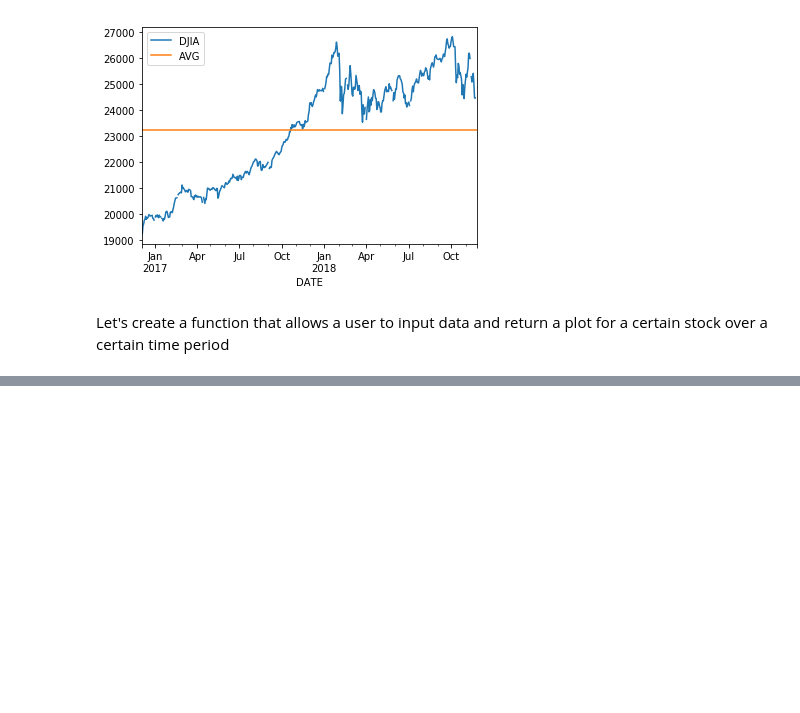
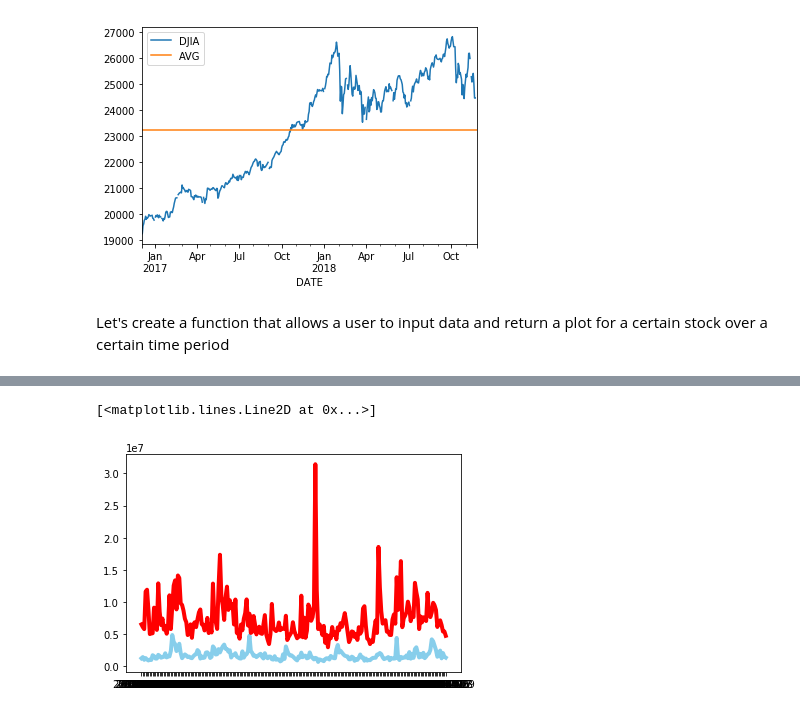
Before and after one commit to RyanZimmerman907/MSDS_430_Final, a Jupyter notebook: Final Project V1.ipynb, the cells around one changed output, grey strips where cells are left out. Saved outputs shown, nothing was run; the diff lists cells and outputs as text; code cells hidden in the pictures; blank space fills up the shorter version.

```diff
--- a/Final Project V1.ipynb
+++ b/Final Project V1.ipynb
@@ -97,0 +148,12 @@ Please enter an end date in YYYY-MM-DD format: 2018-11-01
+# %%
+#comparing 2 stocks at a time
+stock_data1 = DataReader('GOOG','iex','2018-01-01','2018-11-10')
+stock_data2 = DataReader('NKE','iex','2018-01-01','2018-11-10')
+
+
+
+plt.plot( 'volume',data=stock_data1, markersize=1, color='skyblue', linewidth=4)
+plt.plot( 'volume',data=stock_data2, markersize=1, color='red', linewidth=4)
+# %% [output]
+[<matplotlib.lines.Line2D at 0x...>]
+[figure, added]
```
Also changed, not shown: parts of 5 cells of this notebook.
